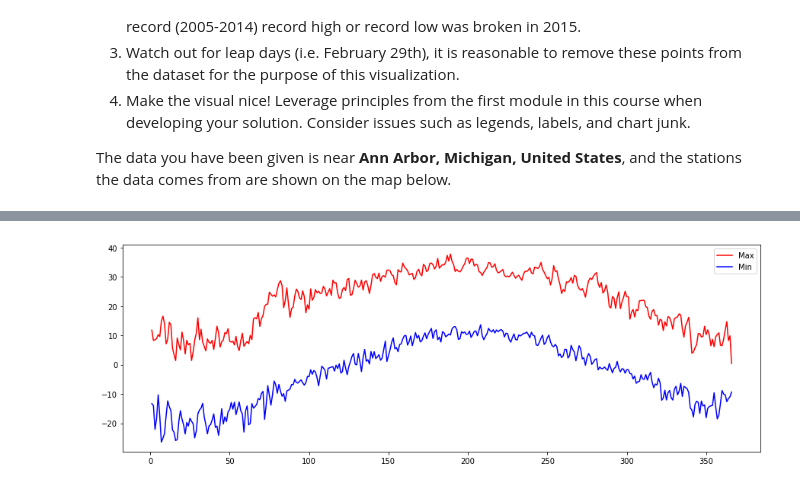
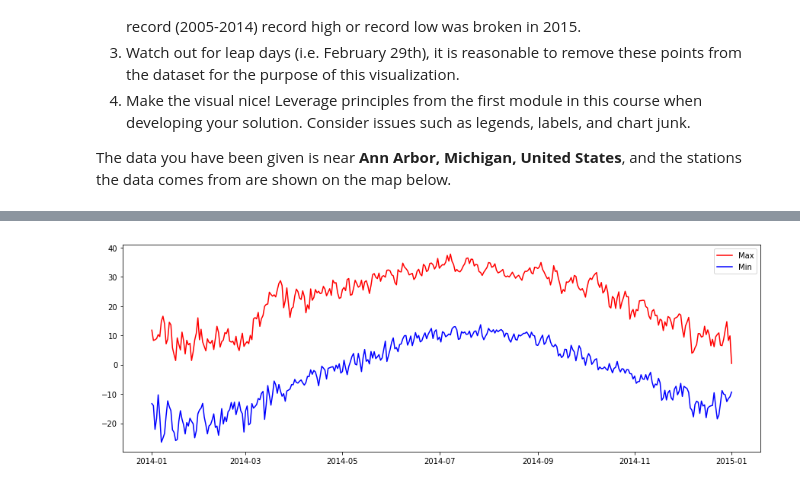
Before and after one commit to AndresColognesi/DS_DataVizProjects, a Jupyter notebook: A2_WeatherData/Assignment2.ipynb, the cells around one changed output, grey strips where cells are left out. Drawn from its saved outputs; the diff is of its cells as text; code cells hidden in the pictures.

Commit message:
feat: Adapt plot to new data format

```diff
--- a/A2_WeatherData/Assignment2.ipynb
+++ b/A2_WeatherData/Assignment2.ipynb
@@ -151,18 +151,18 @@ Min 2005-2014:
 # %%
 ###############
 ## Plot Data ##
 ###############
 
 # Create figure:
 plt.figure(figsize=(15, 5))
 # Create lines:
-plt.plot(max_temps.index.values, np.asarray(max_temps['Temperature']), 'r', label='Max')
-plt.plot(min_temps.index.values, np.asarray(min_temps['Temperature']), 'b', label='Min')
+plt.plot(max_temps['Date'], max_temps['Temperature'], 'r', label='Max')
+plt.plot(min_temps['Date'], min_temps['Temperature'], 'b', label='Min')
 plt.legend()
 plt.show()
 
 # TODO: Shadow between lines
 # TODO: Scatter from 2015 that are out of painted area
 # TODO: Texts, legends, titles, temove contours.... make final appearance of graphic nice
 # %% [output]
-[figure, old version]
+[figure, new version]
```
